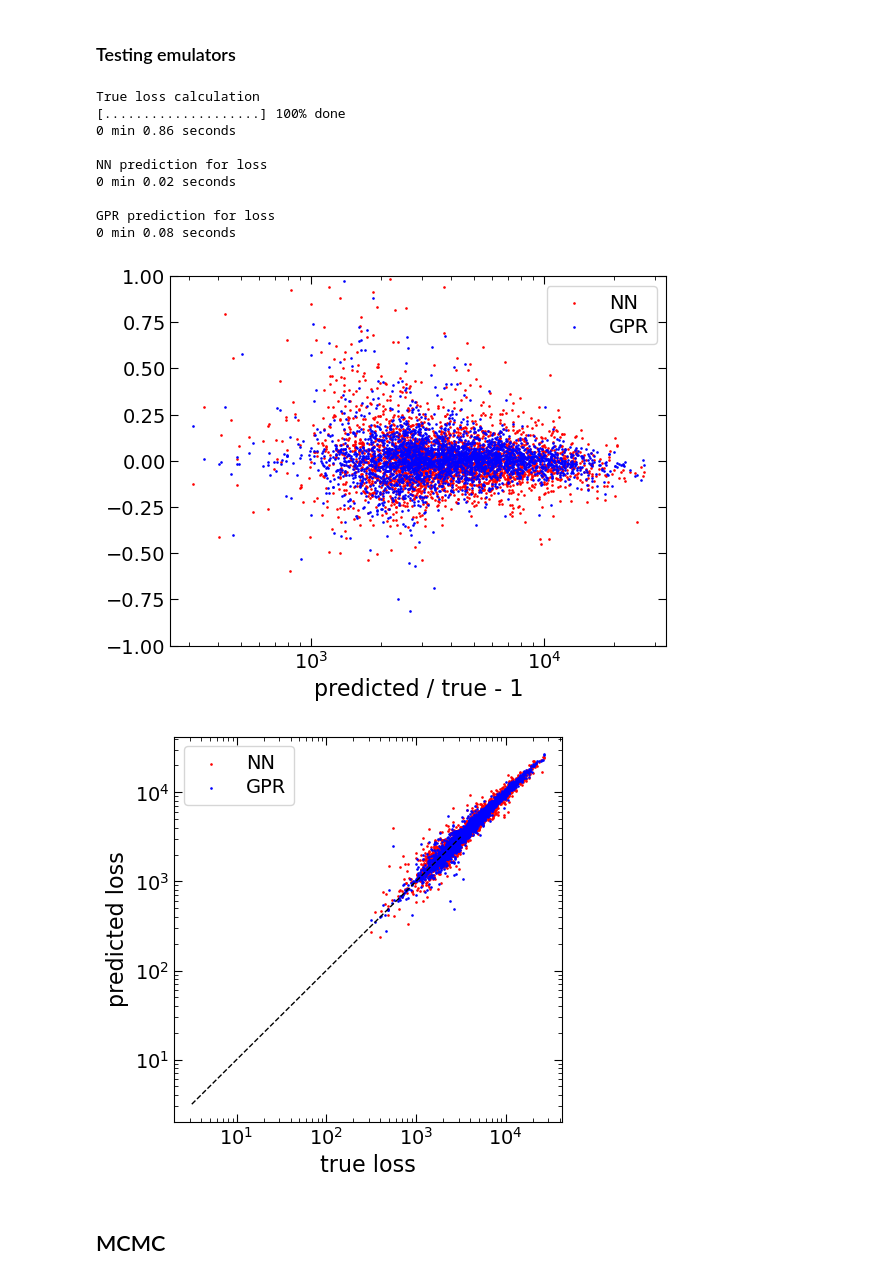
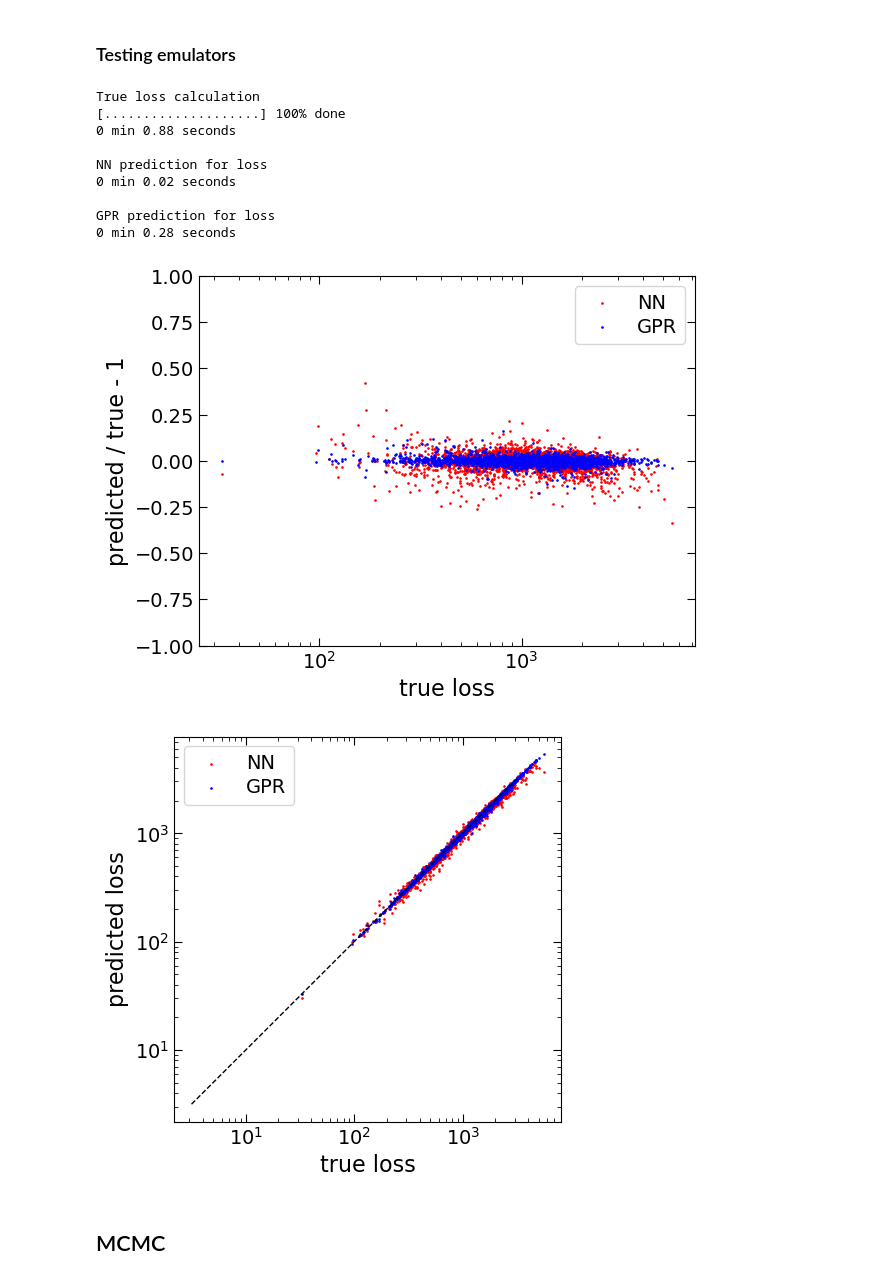
Before and after one commit to a-paranjape/mountaineer, a Jupyter notebook: examples/Demo.ipynb, the cells around one changed output. Cells and saved outputs as stored; diff of their text form; code cells hidden in the pictures.

```diff
--- a/examples/Demo.ipynb
+++ b/examples/Demo.ipynb
@@ -154,7 +154,7 @@ Y_all = Y_all_true + sigma*rng.rand(Y_all_true.shape[0],Y_all_true.shape[1])
 dof = X_all.shape[1] - n_params
 
 id_str += '_lgNmax{0:.2f}'.format(np.log10(N_evals_max))
-# id_str += '_narrow'
+id_str += '_narrow'
 print('id_str:',id_str)
 file_stem = 'walks/' + id_str
 # %% [output]
@@ -162,29 +162,29 @@ id_str: gm2c_lgNmax3.48
 # %%
-Walks_Exist = True if Model_Type == 'ps' else False
+Walks_Exist = True #if Model_Type == 'ps' else False
+
+if Model_Type == 'ps':
+    param_mins = [0.5,1,-0.5]
+    param_maxs = [1.5,2,0.5]
+    chosen_Model = PowerSine
+elif Model_Type == 'gm':
+    param_mins = [-1.5,-1.5,np.log(0.1)]
+    param_maxs = [-0.5,0,np.log(0.8)] if n_comp==1 else [-0.5,0,np.log(1.2)]
+    if n_comp > 1:
+        param_mins = param_mins + [1,0.5,np.log(0.05)]
+        param_maxs = param_maxs + [3,2,np.log(0.8)]
+    chosen_Model = GaussMix
 
 # if Model_Type == 'ps':
 #     param_mins = [0.5,1,-0.5]
 #     param_maxs = [1.5,2,0.5]
 #     chosen_Model = PowerSine
 # elif Model_Type == 'gm':
-#     param_mins = [-1.5,-1.5,np.log(0.1)]
-#     param_maxs = [-0.5,0,np.log(0.8)] if n_comp==1 else [-0.5,0,np.log(1.2)]
+#     param_mins = [-3.5,-3.5,np.log(0.05)]
+#     param_maxs = [0.5,1.0,np.log(2.5)]
 #     if n_comp > 1:
-#         param_mins = param_mins + [1,0.5,np.log(0.05)]
-#         param_maxs = param_maxs + [3,2,np.log(0.8)]
+#         param_mins = param_mins + [0,-0.5,np.log(0.05)]
+#         param_maxs = param_maxs + [4,3.5,np.log(2.5)]
 #     chosen_Model = GaussMix
-
-if Model_Type == 'ps':
-    param_mins = [0.5,1,-0.5]
-    param_maxs = [1.5,2,0.5]
-    chosen_Model = PowerSine
-elif Model_Type == 'gm':
-    param_mins = [-3.5,-3.5,np.log(0.05)]
-    param_maxs = [0.5,1.0,np.log(2.5)]
-    if n_comp > 1:
-        param_mins = param_mins + [0,-0.5,np.log(0.05)]
-        param_maxs = param_maxs + [4,3.5,np.log(2.5)]
-    chosen_Model = GaussMix
 
 loss_params = {'cov_mat':cov_mat}
 
@@ -246,7 +218,7 @@ GPR_Dir = 'gpr/stats_'+id_str
 gprt = GPRTrainer(data_file=mnt.walks_file,tmp_dir=GPR_Dir)
 # %%
 start_time = time()
-Kernel = 'rq' if Model_Type == 'ps' else 'rbf'#('rbf' if n_comp == 1 else 'rq') # 'rq' for narrow  else 'rbf'
+Kernel = 'rq' if Model_Type == 'ps' else ('rbf' if n_comp == 1 else 'rq') # 'rq' for narrow  else 'rbf'
 Max_Iter = 25 if Model_Type == 'ps' else (25 if n_comp == 1 else 50)
 if GPR_Exists:
     interpolator = gprt.train_gpr(verbose=True,vary_kernel=False,kernel=Kernel,skip_train=True)
@@ -305,7 +277,7 @@ Xp.shape,Yp.shape
 #     print('Loaded network with setup params: ',net.params)
 # print ('... done')
 # %%
-Build = True if Model_Type == 'gm' else False
+Build = False #True if Model_Type == 'gm' else False
 
 Train_Frac = 0.8
 Val_Frac = 0.2
@@ -399,36 +364,36 @@ resid_gpr = Yp_ev_pred_gpr/Yp_ev[0] - 1
 # %% [output]
 True loss calculation
 [....................] 100% done
-0 min 0.86 seconds
+0 min 0.88 seconds
 
 NN prediction for loss
 0 min 0.02 seconds
 
 GPR prediction for loss
-0 min 0.08 seconds
+0 min 0.28 seconds
 # %%
 plt.xscale('log')
 plt.xlabel('true loss')
-plt.xlabel('predicted / true - 1')
+plt.ylabel('predicted / true - 1')
 plt.ylim(-1,1)
 plt.scatter(Yp_ev[0],resid_nn,s=0.8,color='r',label='NN')
 plt.scatter(Yp_ev[0],resid_gpr,s=0.8,color='b',label='GPR')
 plt.legend()
 plt.show()
 
 plt.figure(figsize=(5,5))
 plt.xscale('log')
 plt.yscale('log')
 plt.xlabel('true loss')
 plt.ylabel('predicted loss')
 plt.plot(np.logspace(0.5,3.5,10),np.logspace(0.5,3.5,10),'k--',lw=1)
 plt.scatter(Yp_ev[0],Yp_ev_pred_nn[0],s=0.8,color='r',label='NN')
 plt.scatter(Yp_ev[0],Yp_ev_pred_gpr,s=0.8,color='b',label='GPR')
 plt.legend()
 plt.show()
 # %% [output]
-[figure, old version]
+[figure, new version]
-[figure, old version]
+[figure, new version]
 # %% [markdown]
 ## MCMC
 # %%
```
Also changed, not shown: parts of 13 cells of this notebook, 12 other files.
